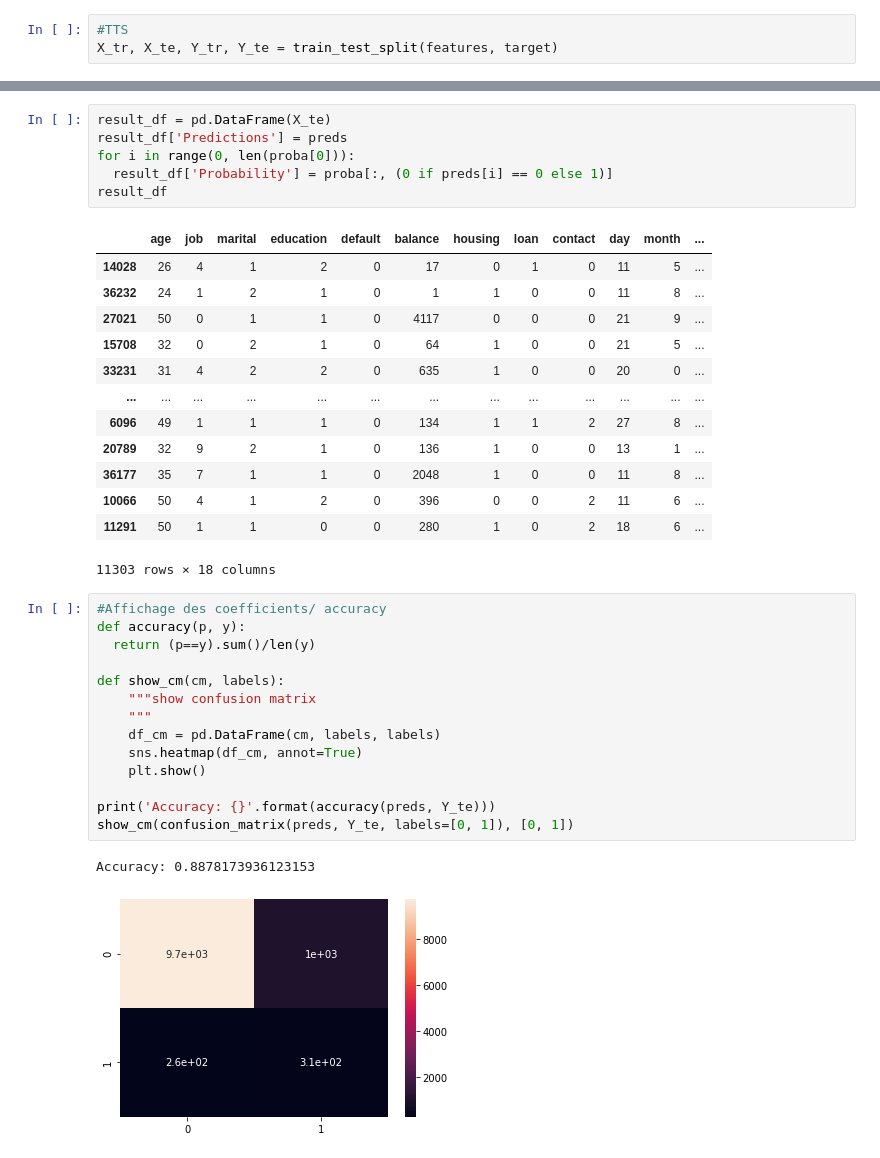
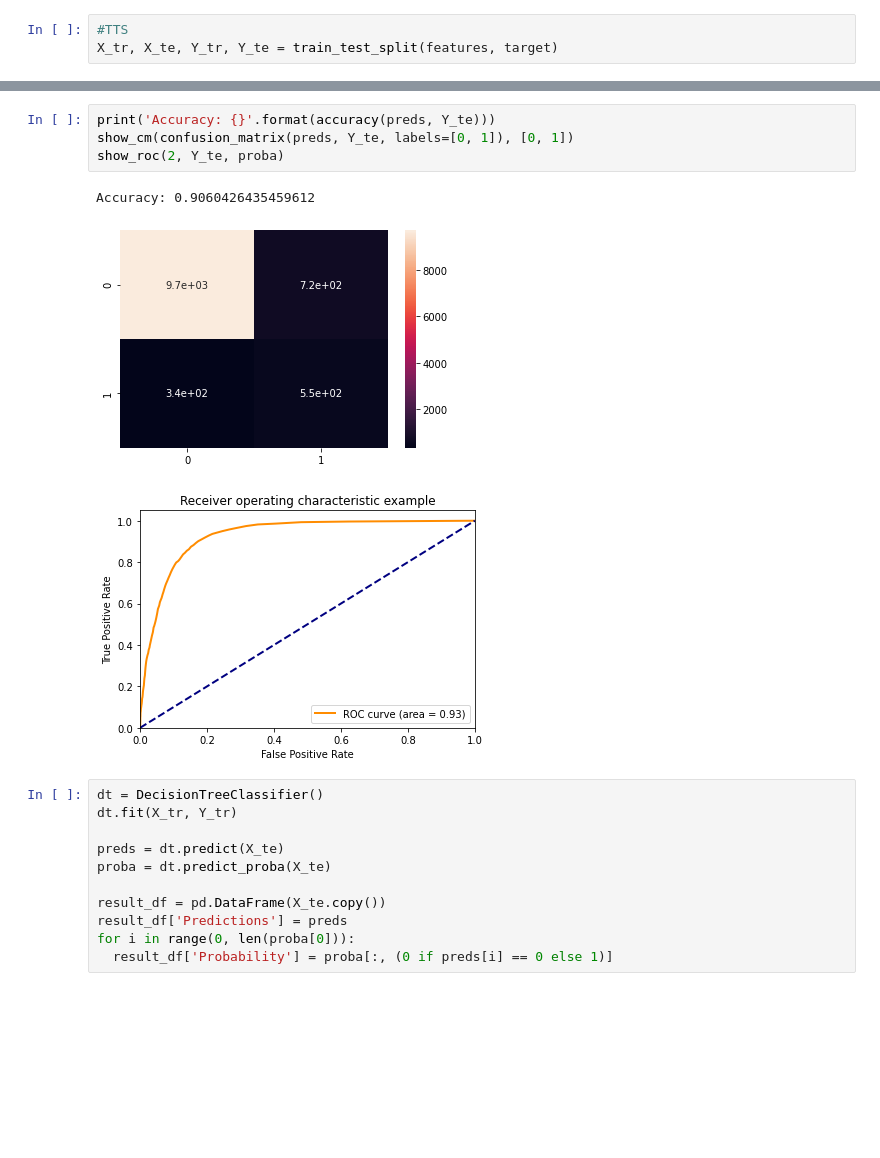
Before and after one commit to Q-Pi/ML, a Jupyter notebook: Supervised/semaine2/projet/Projet.ipynb, the cells around one changed output, grey strips where cells are left out. Drawn from its saved outputs; the diff is of its cells as text; blank space fills up the shorter version.

```diff
--- a/Supervised/semaine2/projet/Projet.ipynb
+++ b/Supervised/semaine2/projet/Projet.ipynb
@@ -254,37 +352,19 @@ proba = knn.predict_proba(X_te)
+# %%
+print('Accuracy: {}'.format(accuracy(preds, Y_te)))
+show_cm(confusion_matrix(preds, Y_te, labels=[0, 1]), [0, 1])
+show_roc(2, Y_te, proba)
+# %% [output]
+Accuracy: 0.9060426435459612
+[figure, added]
+[figure, added]
 # %%
-result_df = pd.DataFrame(X_te)
+dt = DecisionTreeClassifier()
+dt.fit(X_tr, Y_tr)
+
+preds = dt.predict(X_te)
+proba = dt.predict_proba(X_te)
+
+result_df = pd.DataFrame(X_te.copy())
 result_df['Predictions'] = preds
 for i in range(0, len(proba[0])):
   result_df['Probability'] = proba[:, (0 if preds[i] == 0 else 1)]
-result_df
-# %% [output]
-|  | age | job | marital | education | default | balance | housing | loan | contact | day | month | ... |
-| 14028 | 26 | 4 | 1 | 2 | 0 | 17 | 0 | 1 | 0 | 11 | 5 | ... |
-| 36232 | 24 | 1 | 2 | 1 | 0 | 1 | 1 | 0 | 0 | 11 | 8 | ... |
-| 27021 | 50 | 0 | 1 | 1 | 0 | 4117 | 0 | 0 | 0 | 21 | 9 | ... |
-| 15708 | 32 | 0 | 2 | 1 | 0 | 64 | 1 | 0 | 0 | 21 | 5 | ... |
-| 33231 | 31 | 4 | 2 | 2 | 0 | 635 | 1 | 0 | 0 | 20 | 0 | ... |
-| ... | ... | ... | ... | ... | ... | ... | ... | ... | ... | ... | ... | ... |
-| 6096 | 49 | 1 | 1 | 1 | 0 | 134 | 1 | 1 | 2 | 27 | 8 | ... |
-| 20789 | 32 | 9 | 2 | 1 | 0 | 136 | 1 | 0 | 0 | 13 | 1 | ... |
-| 36177 | 35 | 7 | 1 | 1 | 0 | 2048 | 1 | 0 | 0 | 11 | 8 | ... |
-| 10066 | 50 | 4 | 1 | 2 | 0 | 396 | 0 | 0 | 2 | 11 | 6 | ... |
-| 11291 | 50 | 1 | 1 | 0 | 0 | 280 | 1 | 0 | 2 | 18 | 6 | ... |
-11303 rows × 18 columns
-# %%
-#Affichage des coefficients/ accuracy
-def accuracy(p, y):
-  return (p==y).sum()/len(y)
-
-def show_cm(cm, labels):
-    """show confusion matrix
-    """
-    df_cm = pd.DataFrame(cm, labels, labels)
-    sns.heatmap(df_cm, annot=True)
-    plt.show()
-
-print('Accuracy: {}'.format(accuracy(preds, Y_te)))
-show_cm(confusion_matrix(preds, Y_te, labels=[0, 1]), [0, 1])
-# %% [output]
-Accuracy: 0.8878173936123153
-[figure, removed]
```
Also changed, not shown: parts of 35 cells of this notebook.
